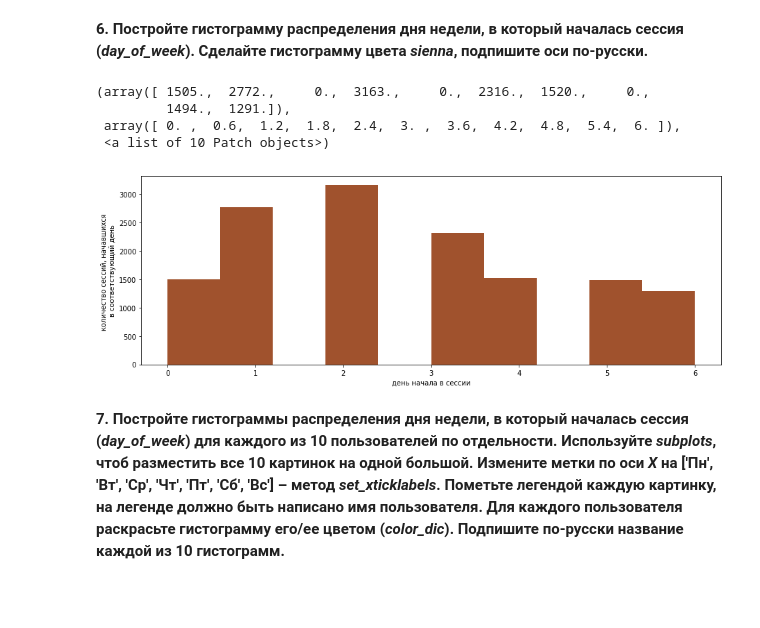
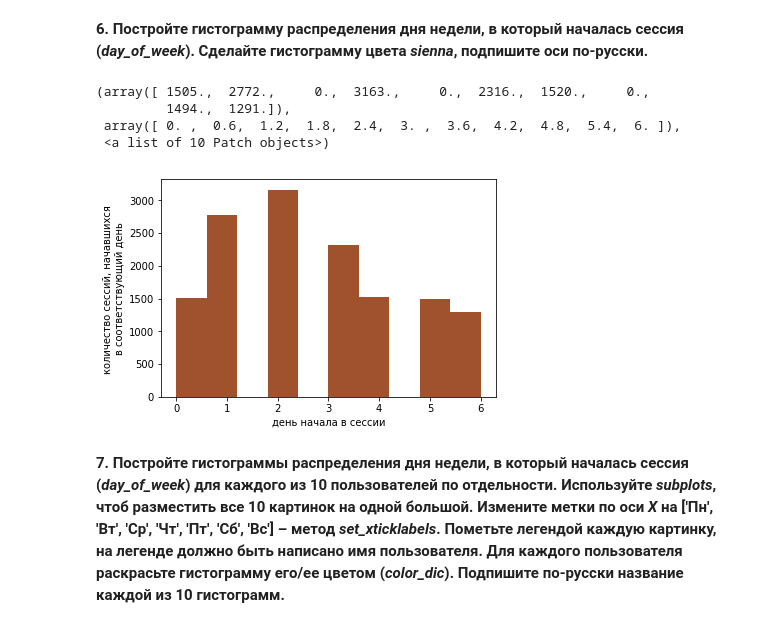
Before and after one commit to chance-comer/coursera_data_analysis_and_ML, a Jupyter notebook: FinalProject/1_UserBehaviourAnalytics/week3_visual_analysis_and_fe.ipynb, the cells around one changed output. Saved outputs shown, nothing was run; the diff lists cells and outputs as text; code cells hidden in the pictures; blank space fills up the shorter version.

```diff
--- a/FinalProject/1_UserBehaviourAnalytics/week3_visual_analysis_and_fe.ipynb
+++ b/FinalProject/1_UserBehaviourAnalytics/week3_visual_analysis_and_fe.ipynb
@@ -335,19 +345,19 @@ plt.tight_layout()
 # %% [markdown]
 **6. Постройте гистограмму распределения дня недели, в который началась сессия (*day_of_week*). Сделайте гистограмму цвета *sienna*, подпишите оси по-русски.**
 # %%
-fig = plt.figure(figsize = (15, 5))  # create a figure object
+fig = plt.figure()#figsize = (15, 5))  # create a figure object
 ax = fig.add_subplot(1, 1, 1)
 #ax.set_xlim(0, 200)
 ax.set_xlabel('день начала в сессии')
 ax.set_ylabel('количество сессий, начавшихся \nв соответствующий день')
 ax.xaxis.set_ticks(np.arange(0, 7, 1))
 ax.hist(train_data_10users[0]['day_of_week'].values, color = 'sienna')
 # %% [output]
 (array([ 1505.,  2772.,     0.,  3163.,     0.,  2316.,  1520.,     0.,
          1494.,  1291.]),
  array([ 0. ,  0.6,  1.2,  1.8,  2.4,  3. ,  3.6,  4.2,  4.8,  5.4,  6. ]),
  <a list of 10 Patch objects>)
-[figure, old version]
+[figure, new version]
 # %% [markdown]
 **7. Постройте гистограммы распределения дня недели, в который началась сессия (*day_of_week*) для каждого из 10 пользователей по отдельности. Используйте *subplots*, чтоб разместить все 10 картинок на одной большой. Измените метки по оси *X* на ['Пн', 'Вт', 'Ср', 'Чт', 'Пт', 'Сб', 'Вс'] – метод *set_xticklabels*. Пометьте легендой каждую картинку, на легенде должно быть написано имя пользователя. Для каждого пользователя раскрасьте гистограмму его/ее цветом (*color_dic*). Подпишите по-русски название каждой из 10 гистограмм.**
 # %%
```
Also changed, not shown: parts of 17 cells of this notebook, 8 other files.
